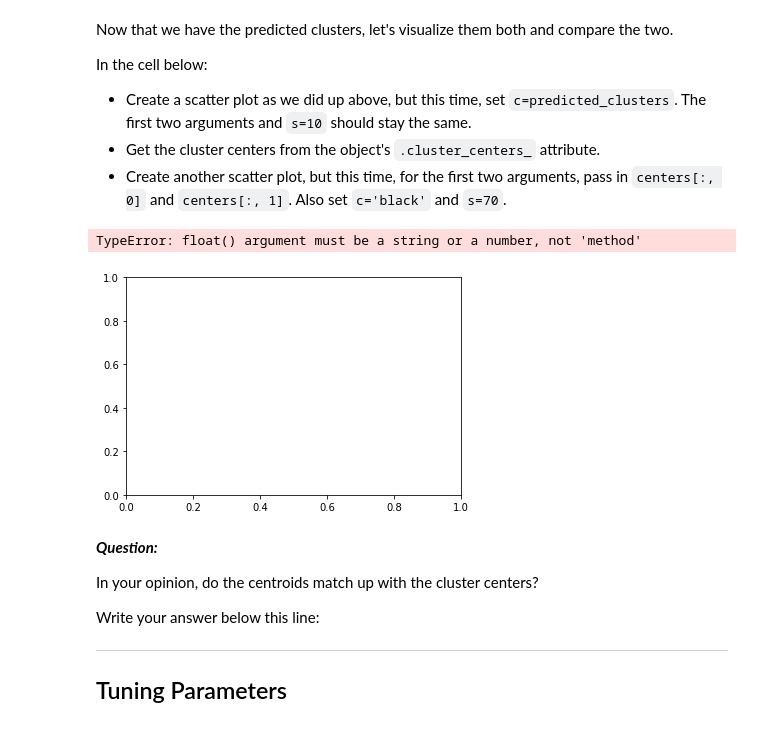
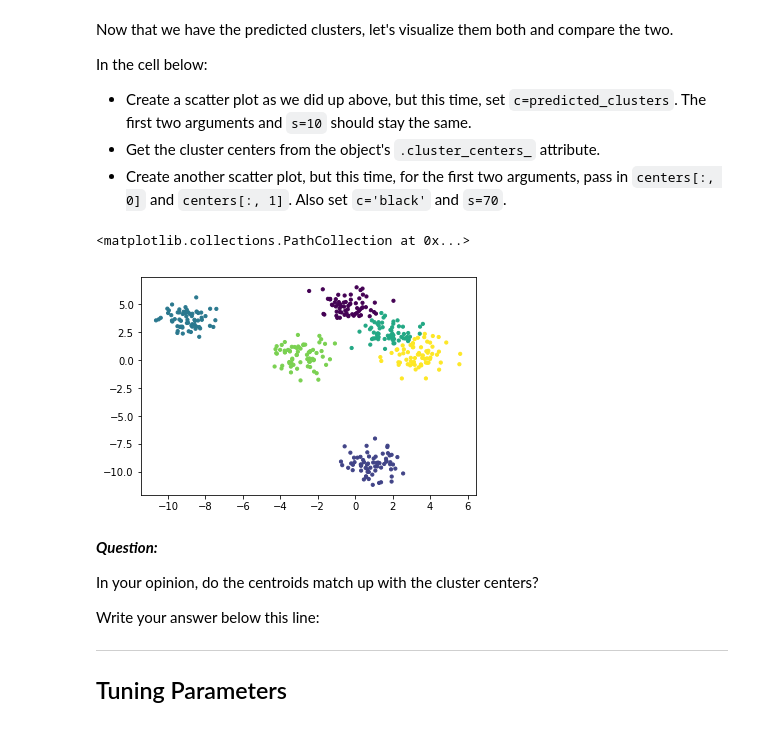
Before and after one commit to ptbailey/dsc-3-35-04-k-means-clustering-lab-nyc-career-ds-102218, a Jupyter notebook: index.ipynb, the cells around one changed output. Saved outputs shown, nothing was run; the diff lists cells and outputs as text; code cells hidden in the pictures.

```diff
--- a/index.ipynb
+++ b/index.ipynb
@@ -89,9 +89,10 @@ In the cell below:
 * Create another scatter plot, but this time, for the first two arguments, pass in `centers[:, 0]` and `centers[:, 1]`. Also set `c='black'` and `s=70`.
 # %%
 plt.scatter(X[:,0], X[:,1], c = predicted_clusters, s = 10)
+centers =
 # %% [output]
-TypeError: float() argument must be a string or a number, not 'method'
+<matplotlib.collections.PathCollection at 0x...>
-[figure, old version]
+[figure, new version]
 # %% [markdown]
 **_Question:_**
 
```
